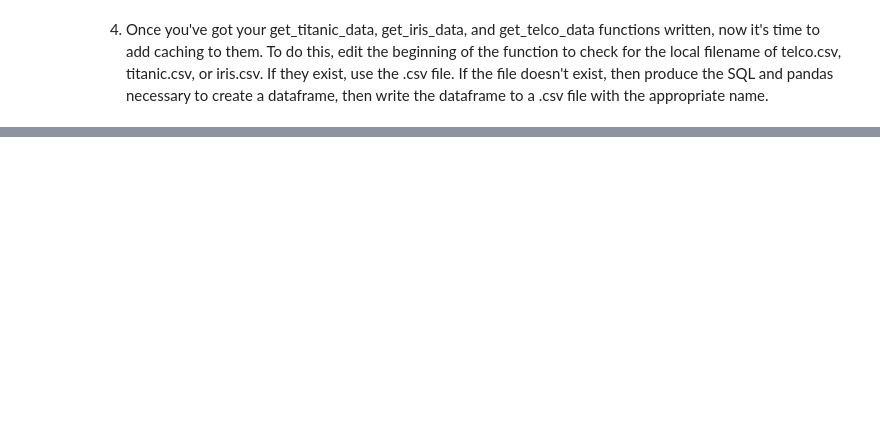
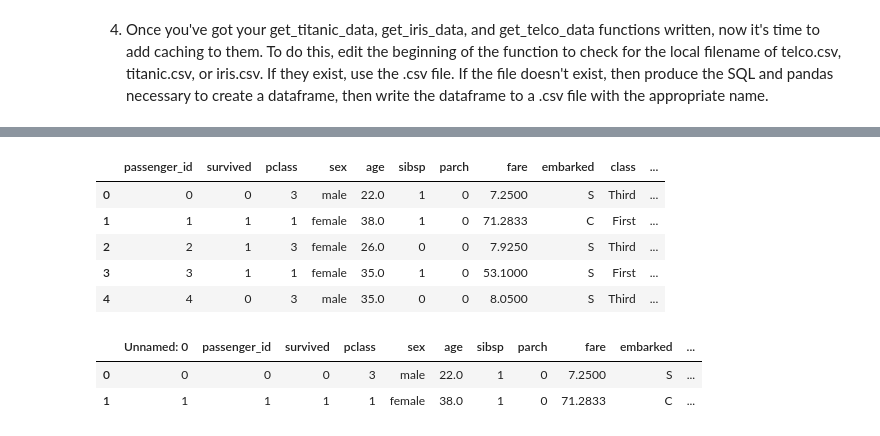
Before and after one commit to MigashaneVictoire/classification-exercises, a Jupyter notebook: classification_exercises.ipynb, the cells around one changed output, grey strips where cells are left out. Saved outputs shown, nothing was run; the diff lists cells and outputs as text; code cells hidden in the pictures; blank space fills up the shorter version.

```diff
--- a/classification_exercises.ipynb
+++ b/classification_exercises.ipynb
@@ -170,2 +230,25 @@ Make a new python module, acquire.py to hold the following data aquisition funct
 # %% [markdown]
 4. Once you've got your get_titanic_data, get_iris_data, and get_telco_data functions written, now it's time to add caching to them. To do this, edit the beginning of the function to check for the local filename of telco.csv, titanic.csv, or iris.csv. If they exist, use the .csv file. If the file doesn't exist, then produce the SQL and pandas necessary to create a dataframe, then write the dataframe to a .csv file with the appropriate name.
+# %%
+def get_csv_from_codeup_database_(fileName, database_name= None, query= None) -> "str, str, str":
+    """
+    parameters:
+        fileName: csv file name. Should look like (file.csv)
+        database_name: optional paremeter if file already exist in the working directorry
+        query: optional paremeter tha contains sql query you wish to retreive from the data codeup databse
+    return:
+        file dataframe with no encoding errors after cheking for existance of file
+    """
+    import env
+
+    if os.path.isfile(fileName):
+        return catch_encoding_errors(fileName)
+    else:
+        # read the SQL query into a dataframe
+        df = pd.read_sql(query, env.get_db_access(database_name))
+
+        # Write that dataframe to disk for later. Called "caching" the data for later.
+        df.to_csv(fileName)
+
+        # Return the dataframe to the calling code
+        return df
@@ -171,0 +283,20 @@ Make a new python module, acquire.py to hold the following data aquisition funct
+# %%
+ query = """
+    SELECT *
+    FROM passengers;
+    """
+
+get_csv_from_codeup_database_("titanic.csv", "titanic_db", query).head()
+# %% [output]
+|  | passenger_id | survived | pclass | sex | age | sibsp | parch | fare | embarked | class | ... |
+| 0 | 0 | 0 | 3 | male | 22.0 | 1 | 0 | 7.2500 | S | Third | ... |
+| 1 | 1 | 1 | 1 | female | 38.0 | 1 | 0 | 71.2833 | C | First | ... |
+| 2 | 2 | 1 | 3 | female | 26.0 | 0 | 0 | 7.9250 | S | Third | ... |
+| 3 | 3 | 1 | 1 | female | 35.0 | 1 | 0 | 53.1000 | S | First | ... |
+| 4 | 4 | 0 | 3 | male | 35.0 | 0 | 0 | 8.0500 | S | Third | ... |
+# %%
+get_csv_from_codeup_database_("titanic.csv").head(2)
+# %% [output]
+|  | Unnamed: 0 | passenger_id | survived | pclass | sex | age | sibsp | parch | fare | embarked | ... |
+| 0 | 0 | 0 | 0 | 3 | male | 22.0 | 1 | 0 | 7.2500 | S | ... |
+| 1 | 1 | 1 | 1 | 1 | female | 38.0 | 1 | 0 | 71.2833 | C | ... |
```
Also changed, not shown: parts of 17 cells of this notebook, 2 other files.
